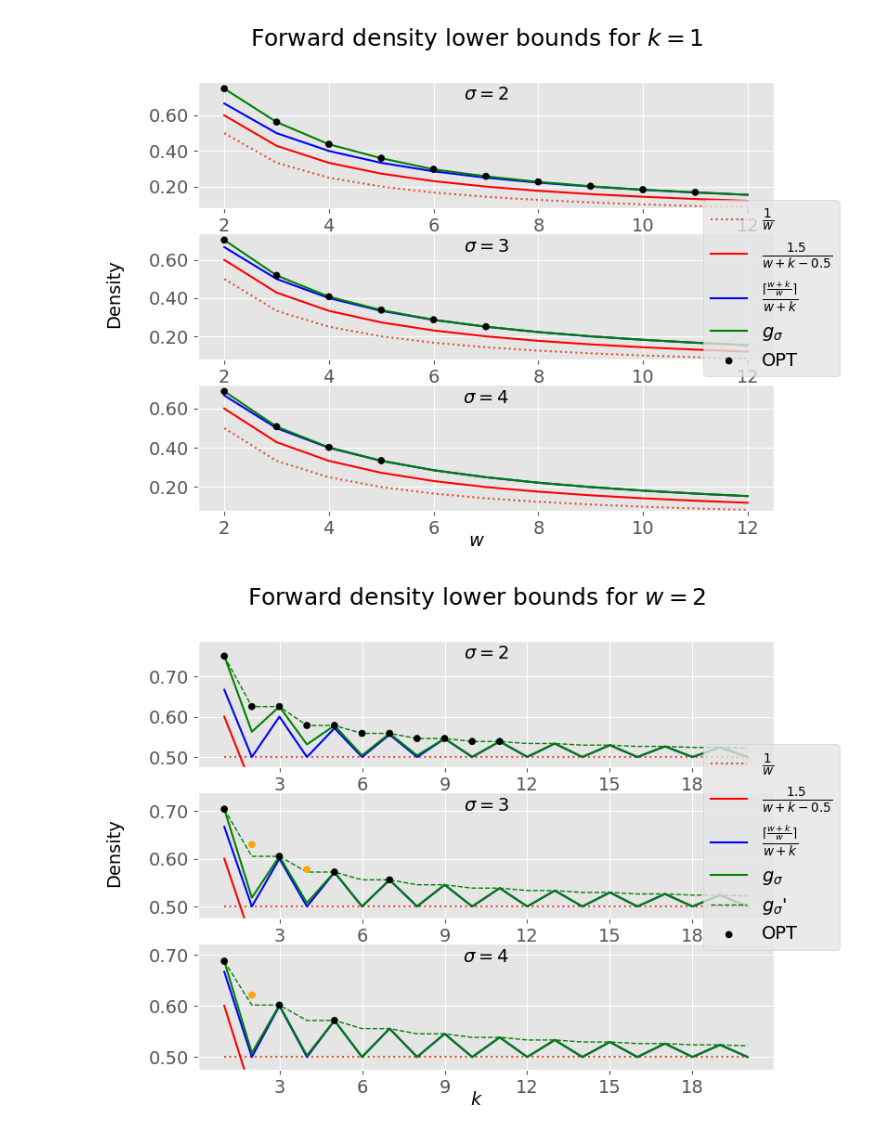
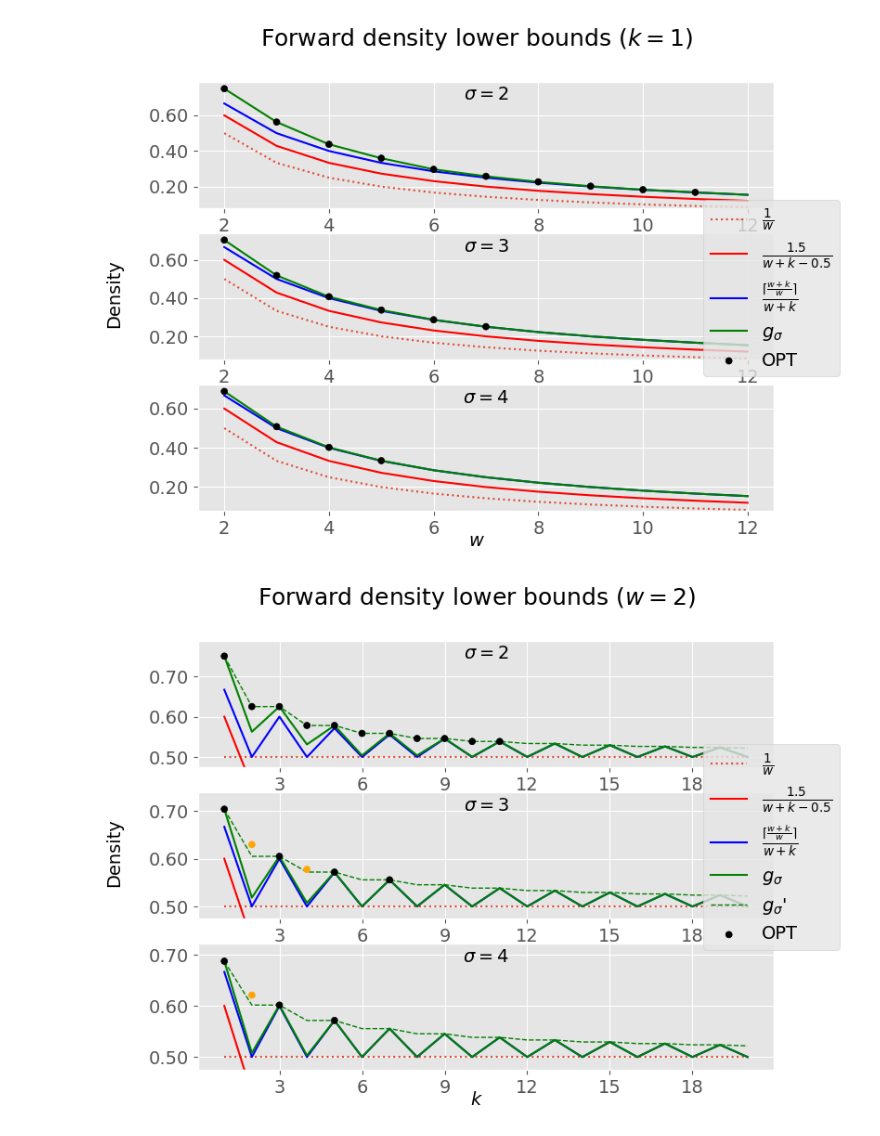
Before and after one commit to treangenlab/sampling-scheme-analysis, a Jupyter notebook: scripts/lower-bounds.ipynb, the cells around one changed output. Drawn from its saved outputs; the diff is of its cells as text; code cells hidden in the pictures.

Commit message:
Update lower-bounds notebook (currently ugly)

```diff
--- a/scripts/lower-bounds.ipynb
+++ b/scripts/lower-bounds.ipynb
@@ -22,10 +22,11 @@ import matplotlib.style
 import matplotlib as mpl
 mpl.style.use('ggplot')
 
-title_font = 18
+title_font = 22
 subplot_font = 14
-plot_font = 14
-legend_font = 14
+plot_font = 18
+legend_font = 16
+col_font = subplot_font + 4
 fig_dpi = 300
 
 ylim_pad_factor = 0.05
@@ -153,11 +154,11 @@ handles, labels = ax.get_legend_handles_labels()
 fig.legend(handles, labels, loc='center right', prop={'size': legend_font})
 fig.supxlabel("$w$", y=.04, fontsize=plot_font)
 fig.supylabel("Density", x=0, fontsize=plot_font)
-fig.suptitle("Forward density lower bounds for $k=1$", fontsize=title_font)
-fig.savefig(f"../tex/media/bound-fwd-k1.png", dpi=fig_dpi)
+fig.suptitle("Forward density lower bounds $(k=1)$", fontsize=title_font)
+fig.savefig(f"media/bound-fwd-k1.png", dpi=fig_dpi)
 fig.show()
 # %% [output]
-[figure, old version]
+[figure, new version]
 # %%
 
 sigma_range = list(range(2, 5))
@@ -180,33 +181,33 @@ for idx, sigma in enumerate(sigma_range):
     ax.plot(k_range, my_densities, label="$g_\sigma$", color="green")
     ax.plot(k_range, suff_bounded, label="$g_\sigma$'", color="green", linestyle="--", linewidth=1)
     opt_k = []
     opt_dens = []
     opt_color = []
     for k in k_range:
         if (w, k, sigma) in fwd_wksigma_to_dens:
             opt_k.append(k)
             opt_dens.append(fwd_wksigma_to_dens[(w, k, sigma)])
             denominator = aperiodic_bound_suff(w, k, sigma).denominator
             numerator = int(np.round(fwd_wksigma_to_dens[(w, k, sigma)] * denominator)) # Hack because old results used floating point, not fractions
             opt_color.append("orange" if not aperiodic_bound_suff(w, k, sigma) == Fraction(numerator, denominator) else "black")
     ax.scatter(opt_k, opt_dens, label="OPT", color=opt_color, s=25, zorder=100)
     prop={'size': subplot_font}
 
     ax.set_title(f"$\sigma={sigma}$", y=1.0, pad=-14)
     ax.xaxis.set_major_locator(MaxNLocator(integer=True))
     ax.yaxis.set_major_formatter(FormatStrFormatter('%.2f'))
     ax.set_ylim(((1-ylim_pad_factor)*(1/w), (1+ylim_pad_factor)*my_densities[0]))
     for item in ([ax.title, ax.xaxis.label, ax.yaxis.label] +
              ax.get_xticklabels() + ax.get_yticklabels()):
         item.set_font(prop)
 
 
 handles, labels = ax.get_legend_handles_labels()
 fig.legend(handles, labels, loc='center right', prop={'size': legend_font})
 fig.supxlabel("$k$", y=.04, fontsize=plot_font)
 fig.supylabel("Density", x=0, fontsize=plot_font)
-fig.suptitle("Forward density lower bounds for $w=2$", fontsize=title_font)
-fig.savefig(f"../tex/media/bound-fwd-w2.png", dpi=fig_dpi)
+fig.suptitle("Forward density lower bounds $(w=2)$", fontsize=title_font)
+fig.savefig(f"media/bound-fwd-w2.png", dpi=fig_dpi)
 fig.show()
 # %% [output]
-[figure, old version]
+[figure, new version]
```
Also changed, not shown: parts of 4 cells of this notebook.
